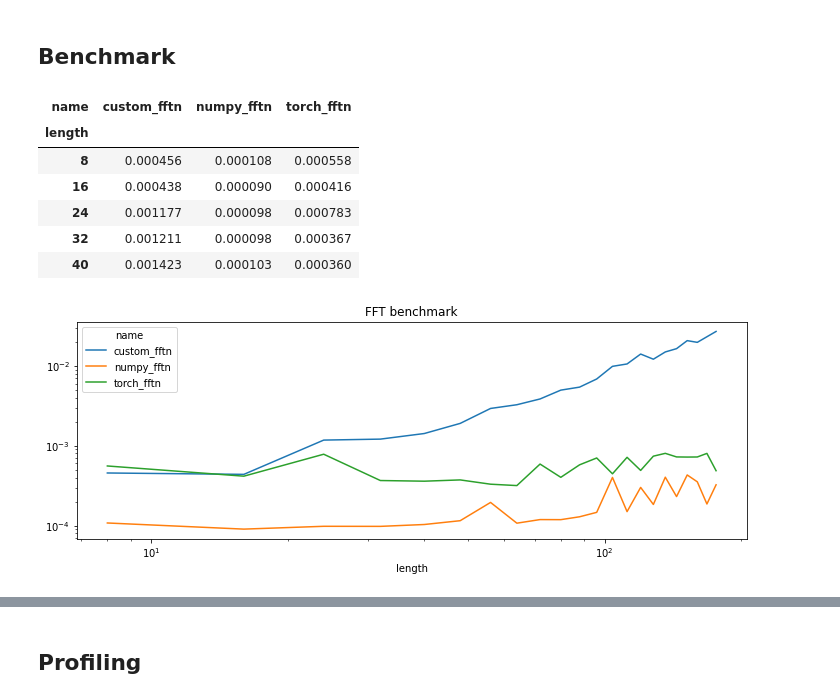
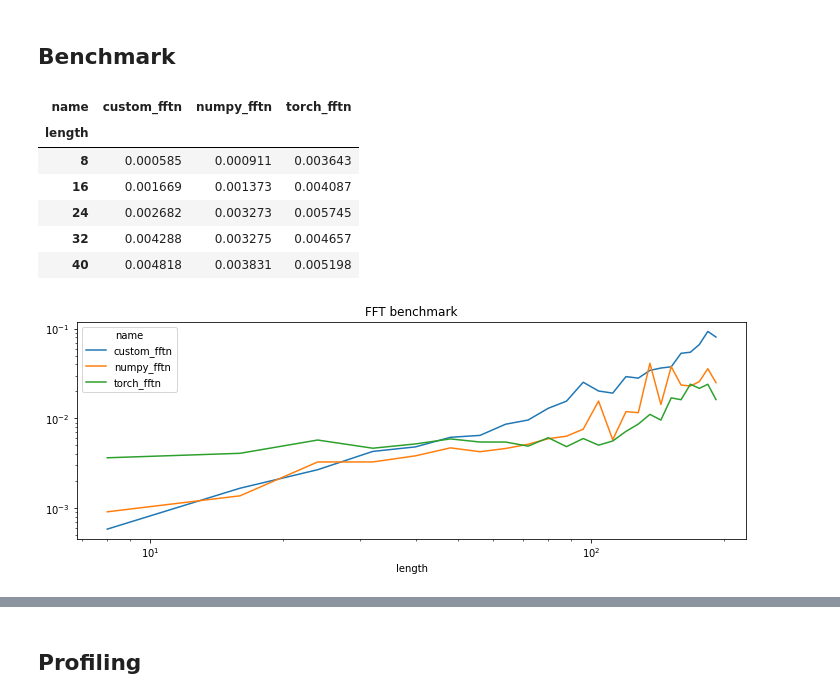
Before and after one commit to sdpython/mlprodict, a Jupyter notebook: _doc/notebooks/onnx_ffts.ipynb, the cells around one changed output, grey strips where cells are left out. Drawn from its saved outputs; the diff is of its cells as text; code cells hidden in the pictures.

```diff
--- a/_doc/notebooks/onnx_ffts.ipynb
+++ b/_doc/notebooks/onnx_ffts.ipynb
@@ -167,20 +172,18 @@ def custom_fftn(x, fft_type, fft_length, axes, dft_fct=None):
     raise ValueError("Unexpected value for fft_type=%r." % fft_type)
 
 
-img = 1j
 shape = (4, )
 fft_length = [5,]
 axes = [0]
-rnd = numpy.random.randn(*shape) + numpy.random.randn(*shape) * img
+rnd = numpy.random.randn(*shape) + numpy.random.randn(*shape) * 1j
 custom_fftn(rnd, 'FFT', fft_length, axes), numpy_fftn(rnd, 'FFT', fft_length, axes)
 assert_almost_equal(custom_fftn(rnd, 'FFT', fft_length, axes),
                     numpy_fftn(rnd, 'FFT', fft_length, axes), decimal=5)
 
-img = 1j
 shape = (4, 3)
 fft_length = [3, 2]
 axes = [0, 1]
-rnd = numpy.random.randn(*shape) + numpy.random.randn(*shape) * img
+rnd = numpy.random.randn(*shape) + numpy.random.randn(*shape) * 1j
 custom_fftn(rnd, 'FFT', fft_length, axes), numpy_fftn(rnd, 'FFT', fft_length, axes)
 assert_almost_equal(custom_fftn(rnd, 'FFT', fft_length, axes),
                     numpy_fftn(rnd, 'FFT', fft_length, axes), decimal=5)
@@ -193,39 +196,44 @@ test_fct(numpy_fftn, custom_fftn, decimal=4)
 # %%
 from cpyquickhelper.numbers.speed_measure import measure_time
 from tqdm import tqdm
 from pandas import DataFrame
 
-def benchmark(fcts):
-    shape = [4, 90]
+def benchmark(fcts, power2=False):
     axes = [1]
-    rnd = numpy.random.randn(*shape) + numpy.random.randn(*shape) * img
+    if power2:
+        shape = [512, 1024]
+        lengths = [2, 4, 8, 16, 32, 64, 128, 256, 512, 1024]
+    else:
+        shape = [512, 150]
+        lengths = list(range(8, 200, 8))
+    rnd = numpy.random.randn(*shape) + numpy.random.randn(*shape) * 1j
 
     data = []
-    for length in tqdm(range(8, 180, 8)):
+    for length in tqdm(lengths):
         fft_length = [length]
         for name, fct in fcts.items():
             obs = measure_time(lambda: fct(rnd, 'FFT', fft_length, axes),
-                               repeat=10, number=10)
+                               repeat=5, number=5)
             obs['name'] = name
             obs['length'] = length
             data.append(obs)
 
     df = DataFrame(data)
     return df
 
 
 df = benchmark({'numpy_fftn': numpy_fftn, 'custom_fftn': custom_fftn, 'torch_fftn': torch_fftn})
 piv = df.pivot("length", "name", "average")
 piv[:5]
 # %% [output]
 | name | custom_fftn | numpy_fftn | torch_fftn |
 | length |  |  |  |
-| 8 | 0.000456 | 0.000108 | 0.000558 |
-| 16 | 0.000438 | 0.000090 | 0.000416 |
-| 24 | 0.001177 | 0.000098 | 0.000783 |
-| 32 | 0.001211 | 0.000098 | 0.000367 |
-| 40 | 0.001423 | 0.000103 | 0.000360 |
+| 8 | 0.000585 | 0.000911 | 0.003643 |
+| 16 | 0.001669 | 0.001373 | 0.004087 |
+| 24 | 0.002682 | 0.003273 | 0.005745 |
+| 32 | 0.004288 | 0.003275 | 0.004657 |
+| 40 | 0.004818 | 0.003831 | 0.005198 |
 # %%
 piv.plot(logy=True, logx=True, title="FFT benchmark", figsize=(12, 4));
 # %% [output]
-[figure, old version]
+[figure, new version]
```
Also changed, not shown: parts of 19 cells of this notebook.
